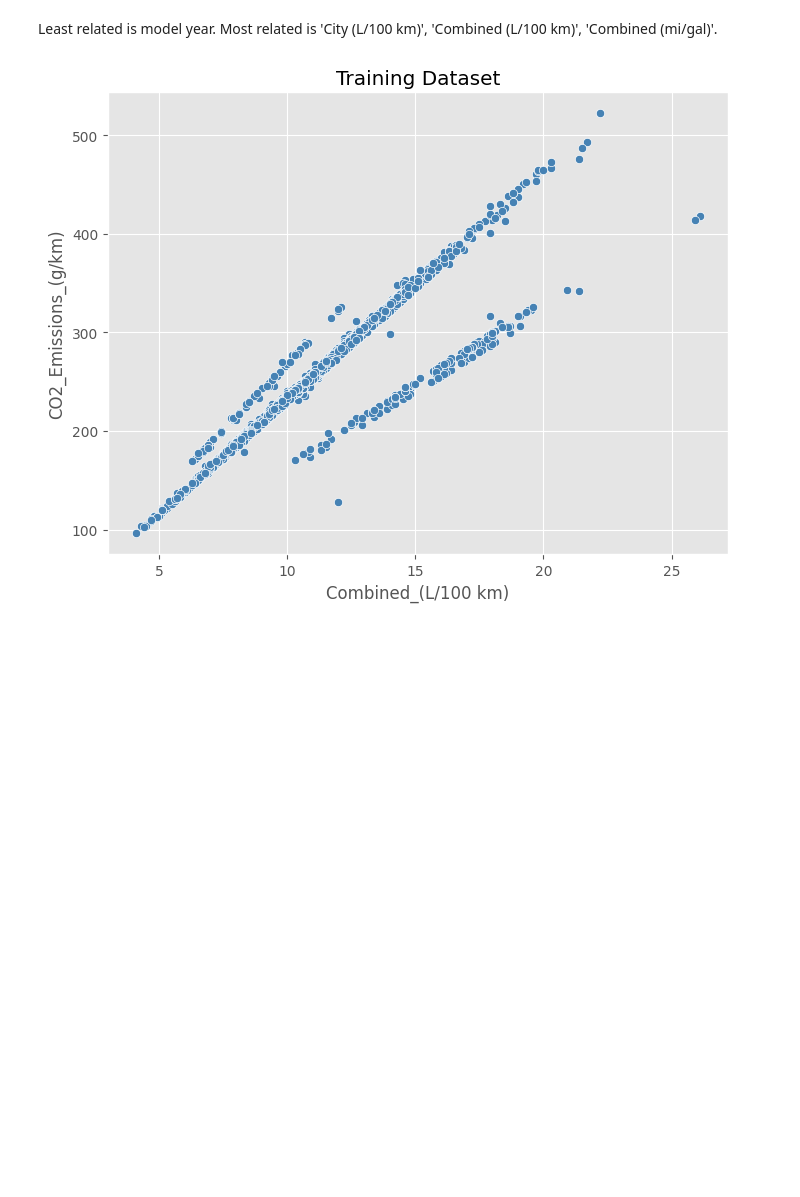
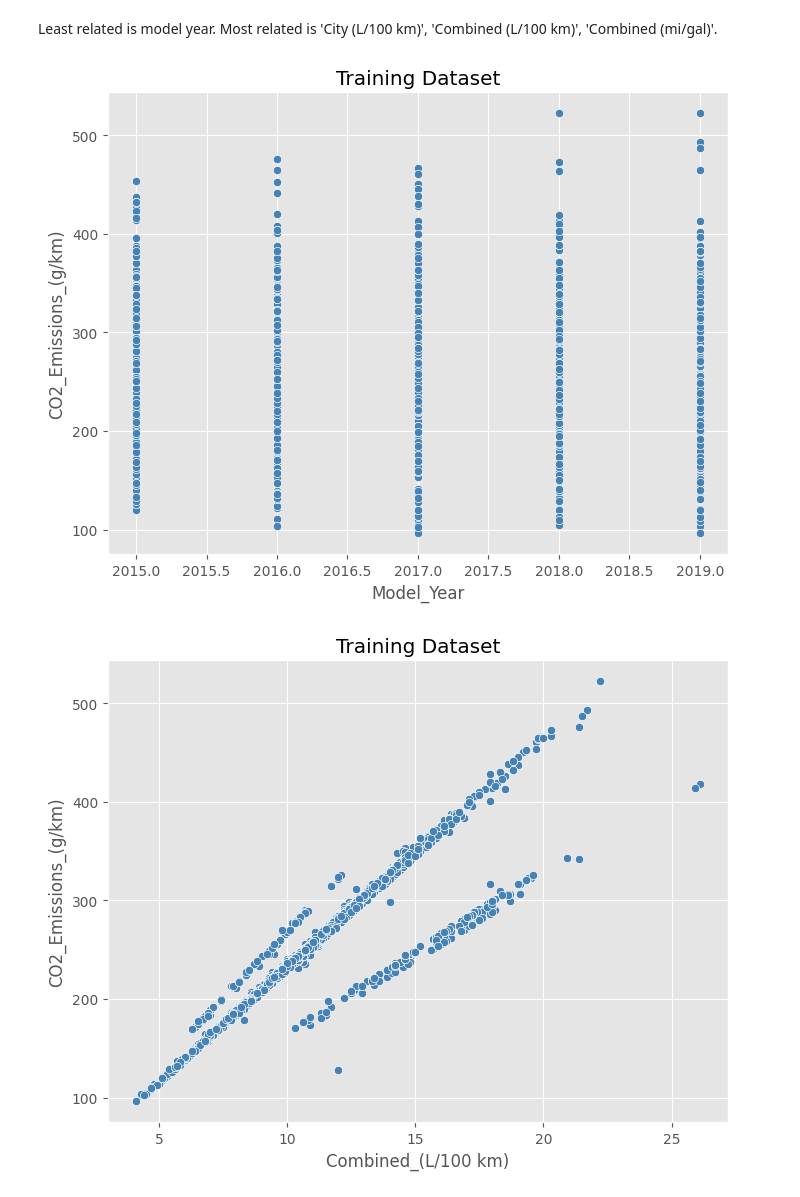
Before and after one commit to Xin-overclocked/WIA1006_ML, a Jupyter notebook: Transportation_Datasets.ipynb, the cells around one changed output. Cells and saved outputs as stored; diff of their text form; code cells hidden in the pictures; blank space fills up the shorter version.

```diff
--- a/Transportation_Datasets.ipynb
+++ b/Transportation_Datasets.ipynb
@@ -322,6 +364,13 @@ sns.heatmap(corr_mat_original, annot=True, cmap=cmap, fmt='.2f', center=0,
 [figure]
 # %% [markdown]
 Least related is model year. Most related is 'City (L/100 km)', 'Combined (L/100 km)', 'Combined (mi/gal)'.
+# %%
+plt.figure(figsize=(8, 6))
+sns.scatterplot(data=train, x='Model_Year', y='CO2_Emissions_(g/km)', color='steelblue')
+plt.title('Training Dataset')
+plt.show()
+# %% [output]
+[figure, added]
 # %%
 plt.figure(figsize=(8, 6))
 sns.scatterplot(data=train, x='Combined_(L/100 km)', y='CO2_Emissions_(g/km)', color='steelblue')
```
Also changed, not shown: parts of 4 cells of this notebook.
